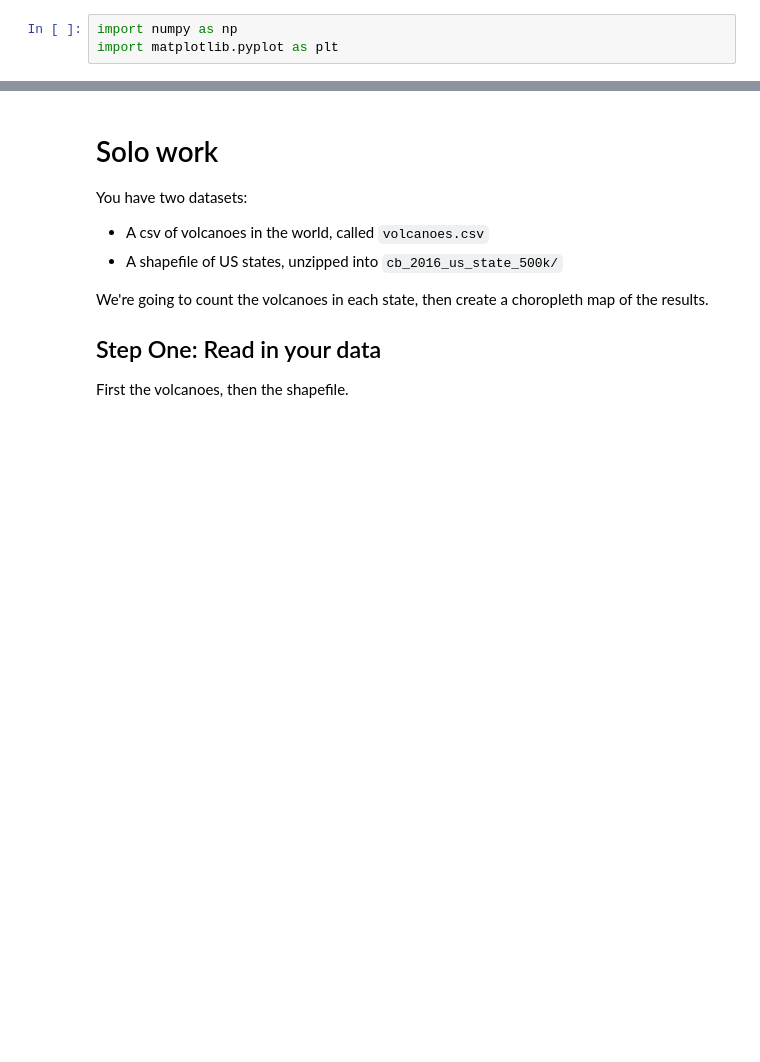
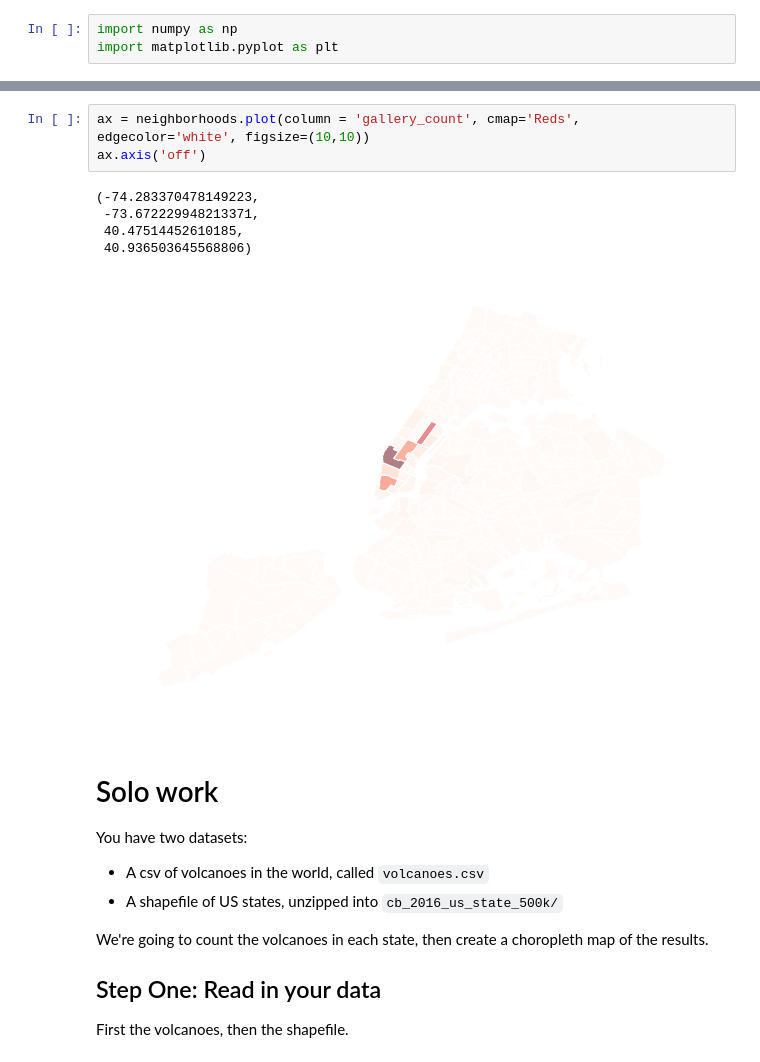
Before and after one commit to shellyscheng/Data-Analysis-Notebooks, a Jupyter notebook: Part 2 - Spatial Joins.ipynb, the cells around one changed output, grey strips where cells are left out. Drawn from its saved outputs; the diff is of its cells as text; blank space fills up the shorter version.

```diff
--- a/Part 2 - Spatial Joins.ipynb
+++ b/Part 2 - Spatial Joins.ipynb
@@ -511,3 +499,12 @@ neighborhoods.plot(column = 'gallery_count')
+# %%
+ax = neighborhoods.plot(column = 'gallery_count', cmap='Reds', edgecolor='white', figsize=(10,10))
+ax.axis('off')
+# %% [output]
+(-74.283370478149223,
+ -73.672229948213371,
+ 40.47514452610185,
+ 40.936503645568806)
+[figure, added]
 # %% [markdown]
 # Solo work
 
```
Also changed, not shown: parts of 7 cells of this notebook.
